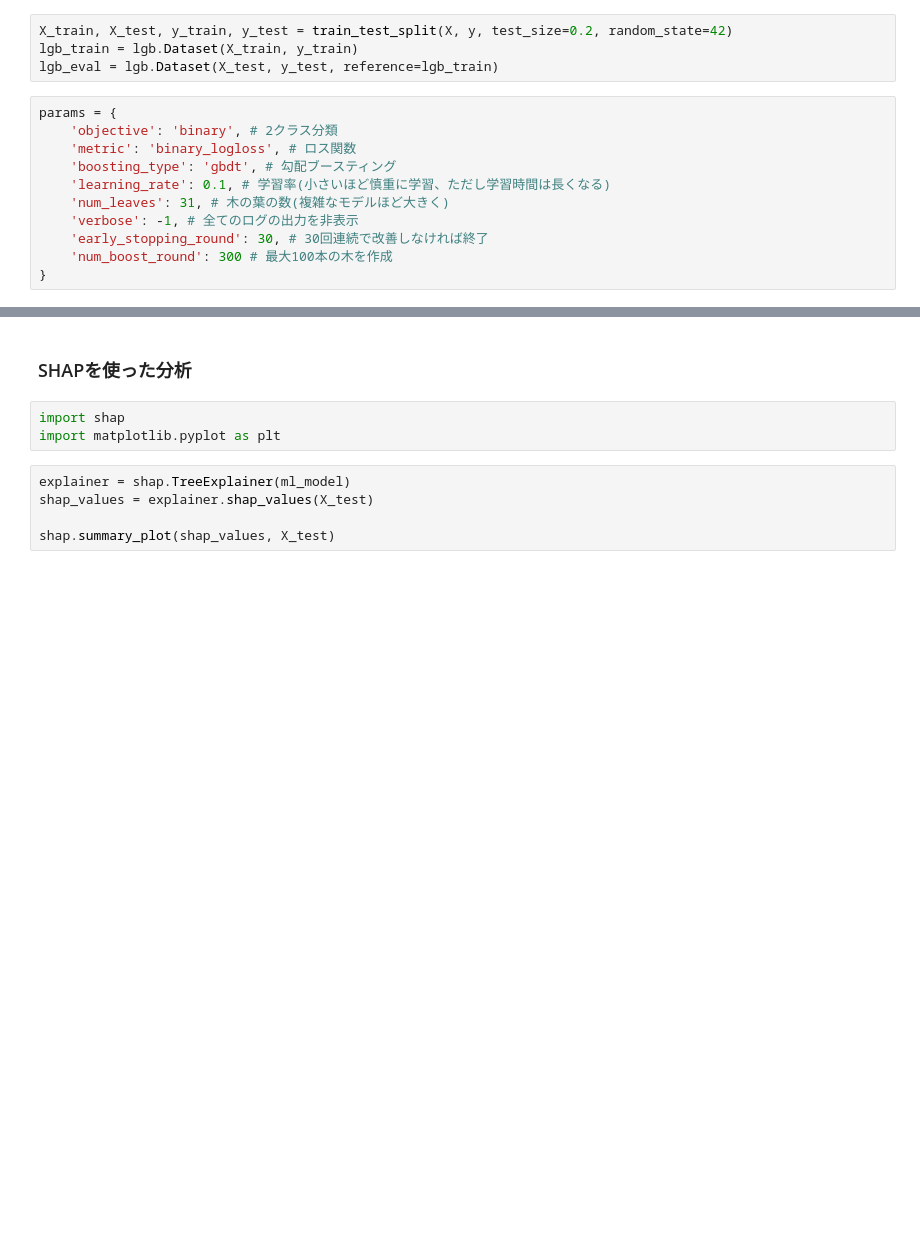
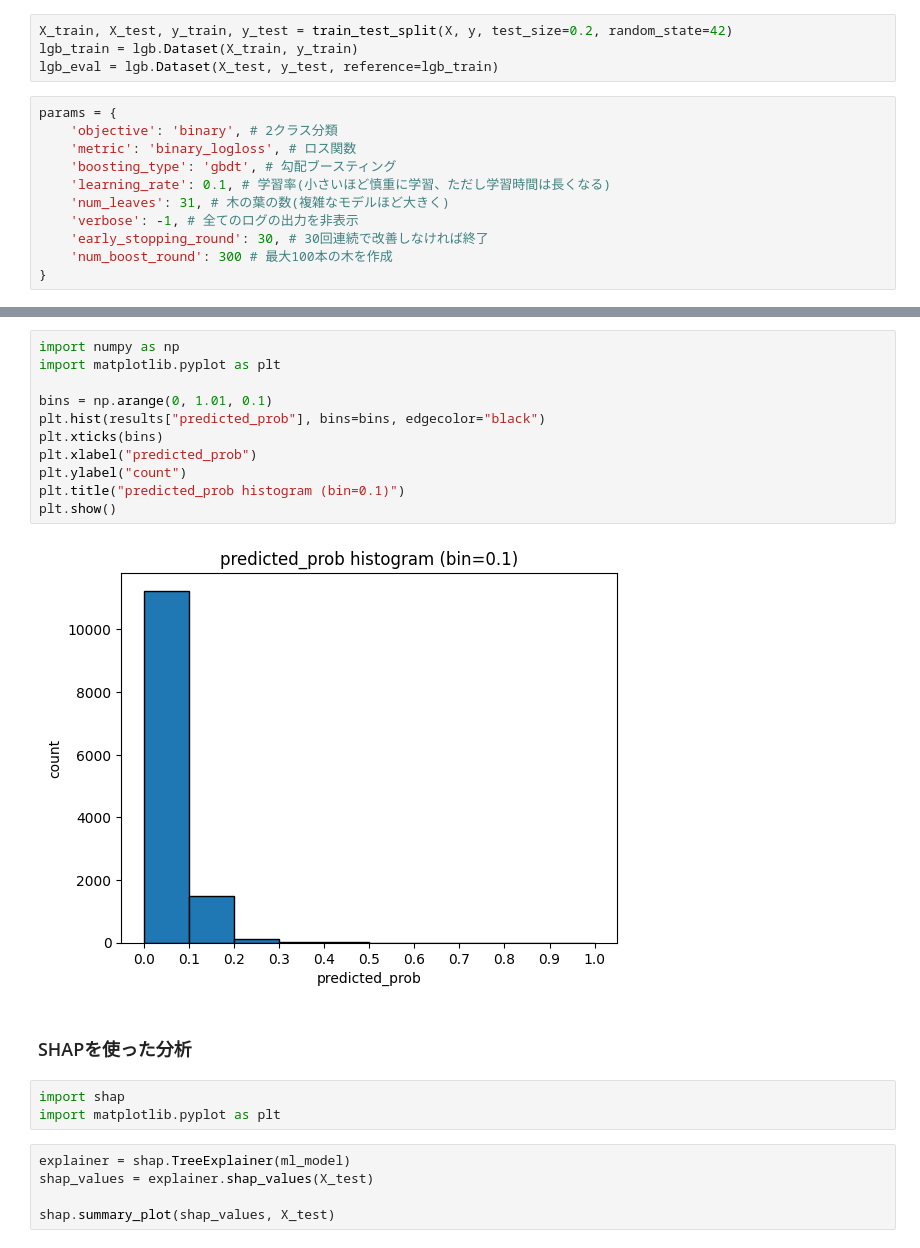
Before and after one commit to Nagishi777/mykeibaAI, a Jupyter notebook: src/05_predict_rank.ipynb, the cells around one changed output, grey strips where cells are left out. Cells and saved outputs as stored; diff of their text form; blank space fills up the shorter version.

```diff
--- a/src/05_predict_rank.ipynb
+++ b/src/05_predict_rank.ipynb
@@ -98,4 +108,17 @@ predicted
 Name: count, dtype: int64
+# %%
+import numpy as np
+import matplotlib.pyplot as plt
+
+bins = np.arange(0, 1.01, 0.1)
+plt.hist(results["predicted_prob"], bins=bins, edgecolor="black")
+plt.xticks(bins)
+plt.xlabel("predicted_prob")
+plt.ylabel("count")
+plt.title("predicted_prob histogram (bin=0.1)")
+plt.show()
+# %% [output]
+[figure, added]
 # %% [markdown]
 ### SHAPを使った分析
 # %%
```
Also changed, not shown: parts of 6 cells of this notebook, 22 other files.
